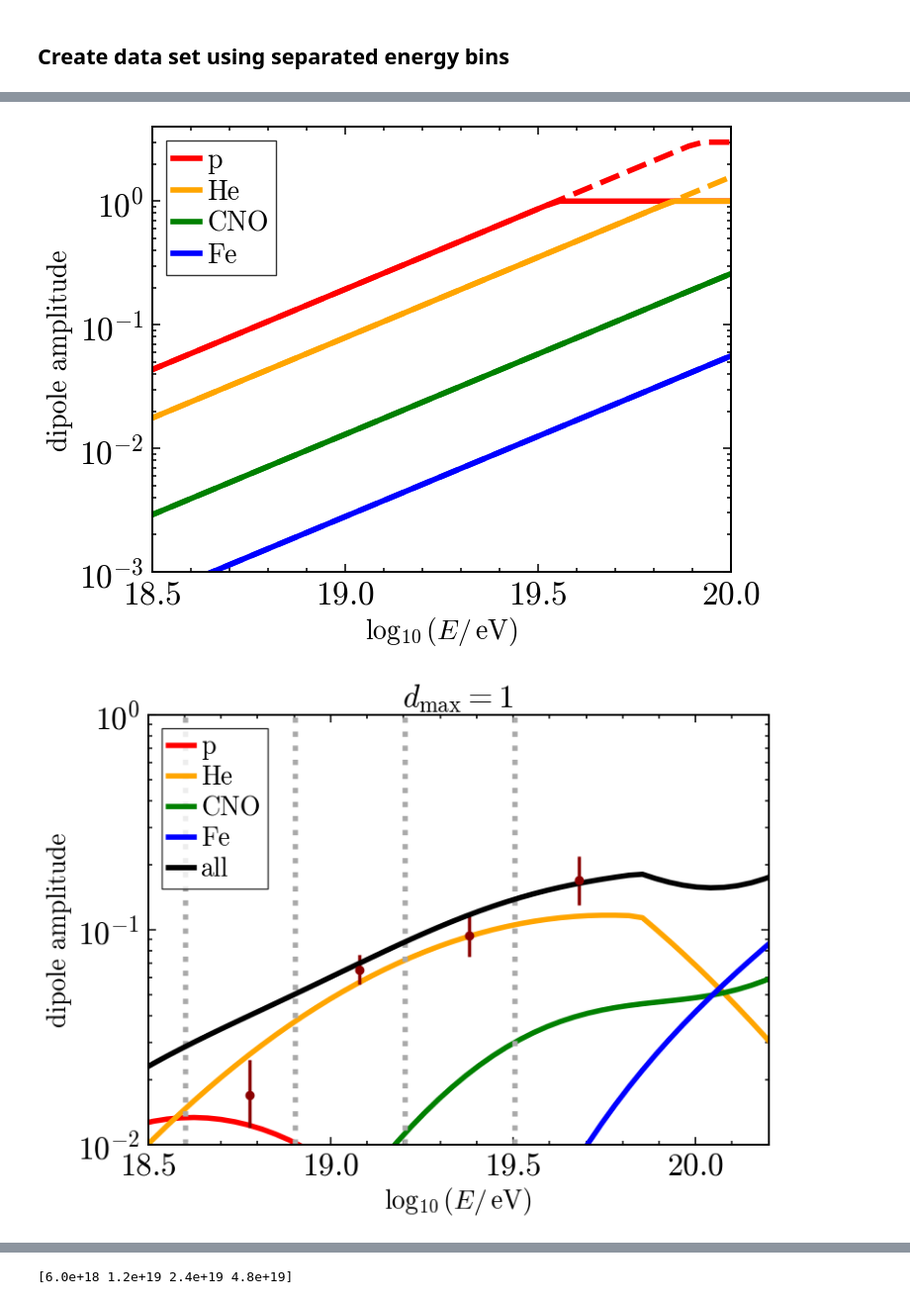
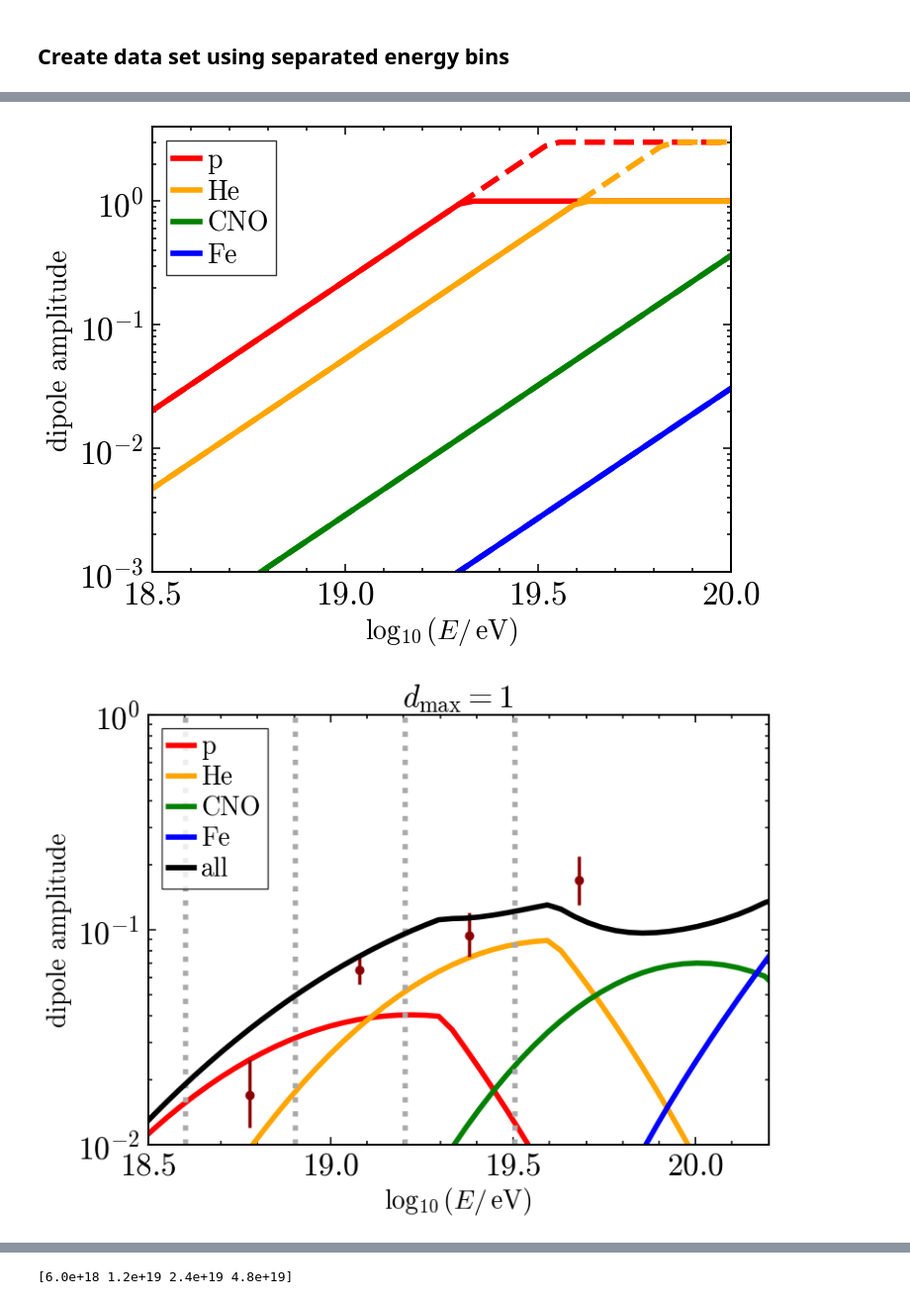
Before and after one commit to paolo-magnani/aixnet_simulations, a Jupyter notebook: sim_part1.ipynb, the cells around one changed output, grey strips where cells are left out. Shown at 99% size. Cells and saved outputs as stored; diff of their text form; code cells hidden in the pictures.

```diff
--- a/sim_part1.ipynb
+++ b/sim_part1.ipynb
@@ -63,5 +66,5 @@ dict_keys(['dnn_axis', 'dnn_core', 'dnn_energy', 'dnn_xmax', 'event_id', 'auger_
 # %%
-mf = mass_fractions()
+mf = mass_fractions(model='EPOS')
 ene = np.linspace(np.log10(3e18),np.log10(150e18))
 
 plt.figure(figsize=(10,6))
@@ -74,7 +77,7 @@ for name in names:
         plt.fill_between(ene, 0, mf.fraction_func(name, ene), alpha=0.5, color=colors[name])
 # plt.hlines(0.845, np.min(ene), np.max(ene), color='purple', linewidth=4, ls='--')
 # plt.hlines(0, np.min(ene), np.max(ene), color='purple', linewidth=4, ls='--')
-plt.fill_between(ene, 0, 0.845, alpha=0.5, hatch="/", ec='None', color='purple',  label='accept-reject box')
+plt.fill_between(ene, 0, 0.945, alpha=0.5, hatch="/", ec='None', color='purple',  label='accept-reject box')
 plt.xlabel(r'$\log_{10}(E/\mathrm{eV})$')
 plt.ylabel('fraction')
 # plt.title('Mass fractions in the Auger standard mix')
@@ -189,8 +188,8 @@ dict_keys(['dnn_axis', 'dnn_core', 'dnn_energy', 'dnn_xmax', 'event_id', 'auger_
 # %%
-print(len(dd['auger_id']))
+print(len(dd['energy']))
 
 
-n_bins = int(np.log2(len(dd['auger_id'])) + 1)
+n_bins = int(np.log2(len(dd['energy'])) + 1)
 bins = np.logspace(18.9, 20.5, n_bins+1)
 print(bins)
 bin_idx = np.digitize(dd['energy']*1e18, bins)-1
@@ -239,5 +239,5 @@ np.save('simulated_data.npy', dd)
 # %%
-dip = simulated_dipole()
+dip = simulated_dipole(model='EPOS')
 ene = np.linspace(np.log10(3e18),np.log10(200e18))
 # pene = np.linspace(np.log10(3e18))
 # print(ene)
@@ -288,32 +288,32 @@ plt.show()
 
 dtot = np.zeros_like(ene)
 
 plt.figure(figsize=(10,6))
 plt.title(r'$d_\mathrm{max}=3$')
 for name in names:
     if name == 'Fe':
         ddd = dip.dipole_dependence(name, np.power(10, ene - 18), 3)*(1 - (mf.fraction_func('p', ene) + mf.fraction_func('He', ene) + mf.fraction_func('CNO', ene)))
         plt.plot(ene, ddd, label=f'{name}', linewidth=4, color=colors[name])
         dtot += ddd
     else:
         ddd = dip.dipole_dependence(name, np.power(10, ene - 18), 3)*mf.fraction_func(name, ene)
         plt.plot(ene, ddd, label=f'{name}', linewidth=4, color=colors[name])
         dtot += ddd
 for i in range(len(energies[:-1])):
     E = energies[i]
     Eplus = energies[i+1]
     plt.axvline(np.log10(E), lw=4, color='darkgrey', ls=':')
 plt.errorbar(np.log10(1.5*mid_ene), dipole_values, yerr=dipole_errors, ls='', marker='o', color='darkred')
 plt.plot(ene, dtot, label='all', linewidth=4, color='k')
 plt.xlabel(r'$\log_{10}(E/\, \mathrm{eV})$')
 plt.ylabel('dipole amplitude')
 plt.ylim(1e-2, 1)
 plt.xlim(18.5, 20.2)
 plt.yscale('log')
 plt.legend(loc='upper left')
 plt.show()
 
 print(1.5*mid_ene)
 # %% [output]
-[figure, old version]
+[figure, new version]
-[figure, old version]
+[figure, new version]
```
Also changed, not shown: parts of 8 cells of this notebook, 6 other files.
